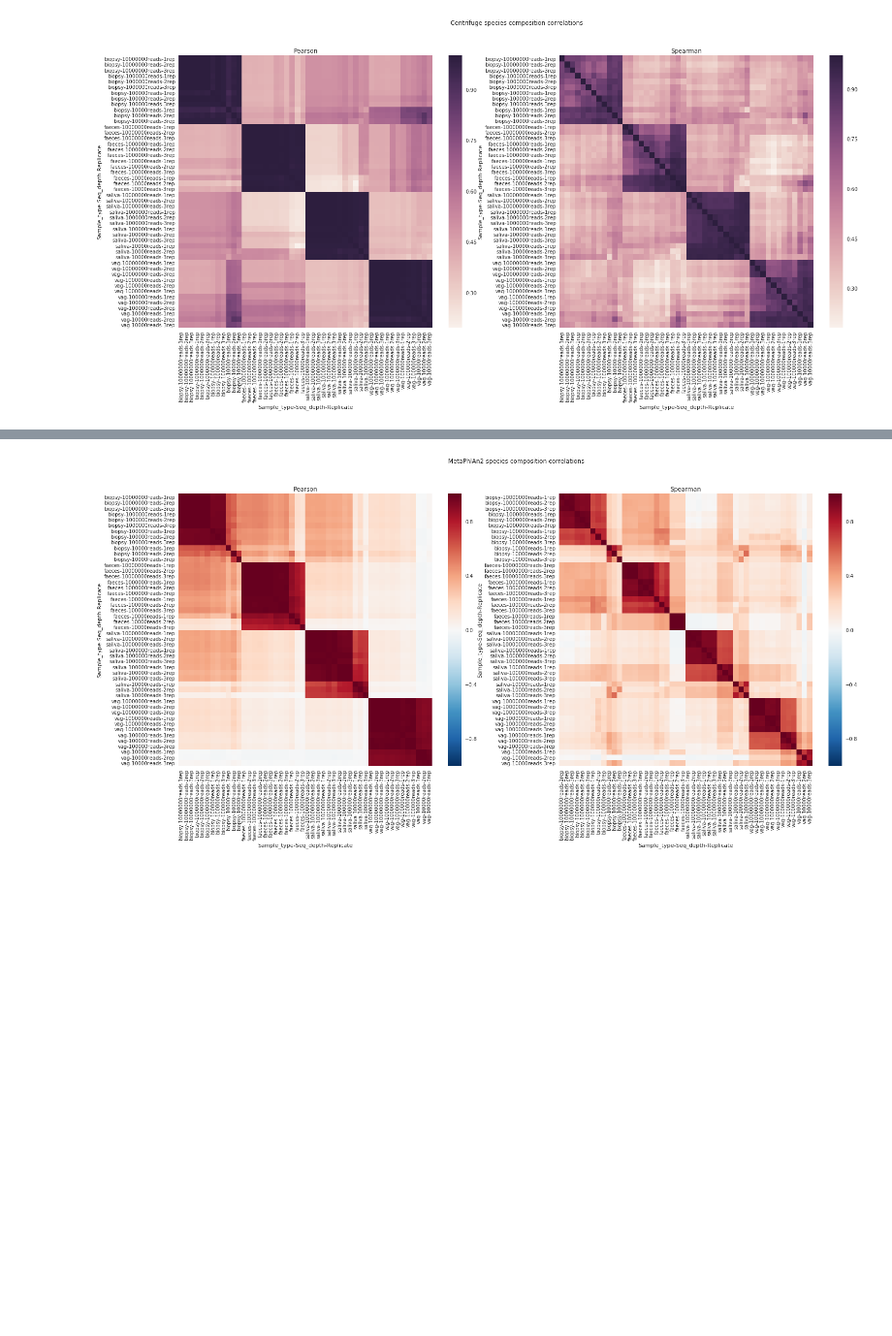
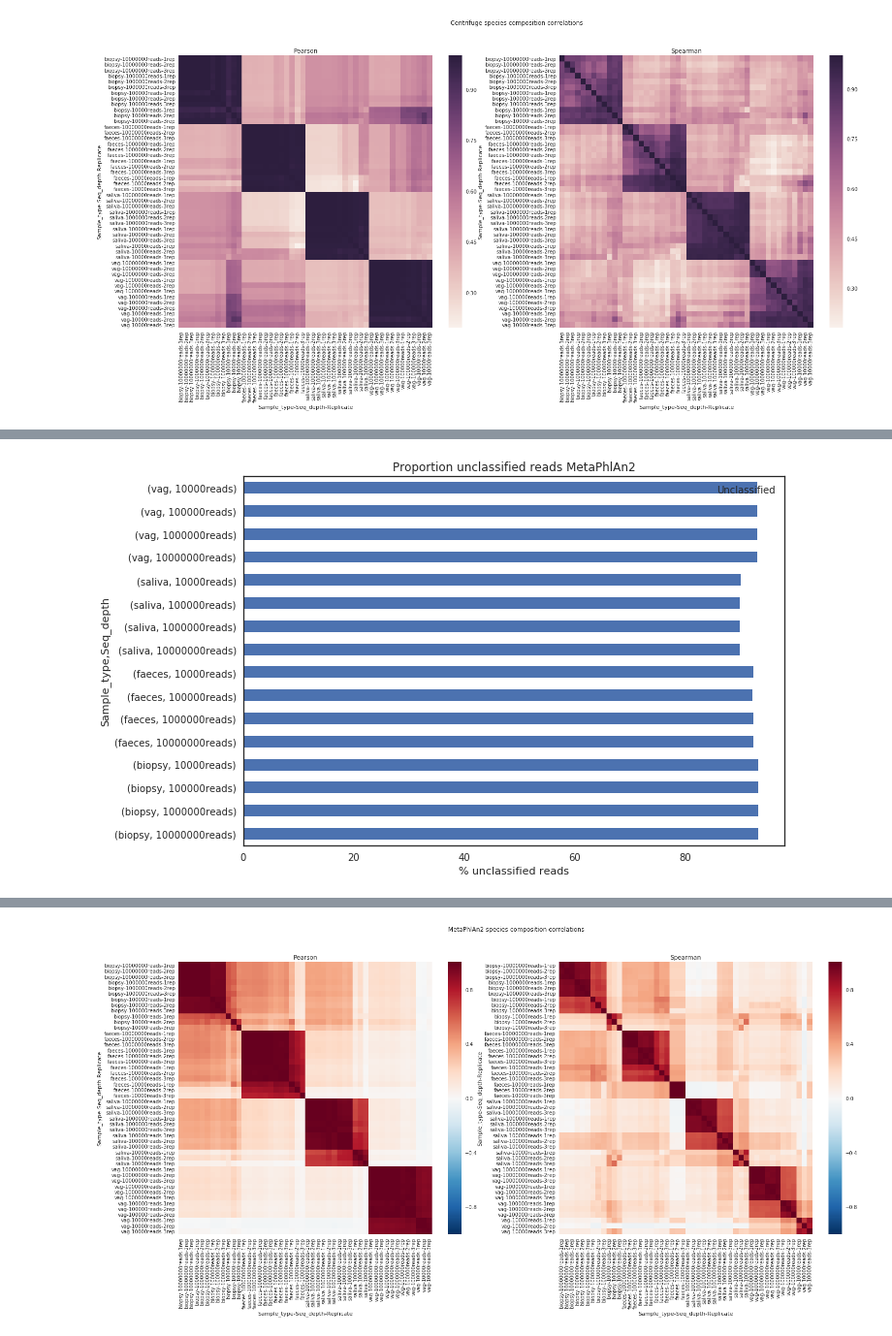
Before and after one commit to ctmrbio/estimate_seq_depth_notebooks, a Jupyter notebook: Taxonomy.ipynb, the cells around one changed output, grey strips where cells are left out. Shown at 97% size. Cells and saved outputs as stored; diff of their text form; code cells hidden in the pictures; blank space fills up the shorter version.

```diff
--- a/Taxonomy.ipynb
+++ b/Taxonomy.ipynb
@@ -232,3 +234,28 @@ fig.savefig("taxonomy_plots/"+"Centrifuge_correlations_species.png")
+# %%
+def parse_unclassified_metaphlan2(bt2_file):
+    sample_type, seq_depth, replicate = path.basename(bt2_file).split(".")[0].split("_")
+    with bz2.open(bt2_file) as f:
+        lines = len(f.readlines())
+    total_seqs = int(seq_depth.strip("reads"))
+    unclassified = (total_seqs - lines)/total_seqs * 100
+    return (sample_type, seq_depth, replicate, unclassified)
+# %%
+bt2_files = glob("/home/ctmr/projects/labcore/seq_depth/nextflow_output/metaphlan2/*00reads*bowtie2.bz2")
+p = multiprocessing.Pool(10)
+stats = p.map(parse_unclassified_metaphlan2, bt2_files)
+unclassified_mpa = pd.DataFrame(stats, columns=["Sample_type", "Seq_depth", "Replicate", "Unclassified"])
+unclassified_mpa.set_index(["Sample_type", "Seq_depth", "Replicate"], inplace=True)
+# %%
+fig, ax = plt.subplots(figsize=(10,7))
+
+unclassified_mpa.groupby(["Sample_type", "Seq_depth"]).mean().plot(kind='barh', ax=ax)
+ax.set_title("Proportion unclassified reads MetaPhlAn2")
+ax.set_xlabel("% unclassified reads")
+ax.set_xlim((80,100))
+fig.savefig("taxonomy_plots/"+"MetaPhlAn2_unclassified_reads.png")
+fig.savefig("taxonomy_plots/"+"MetaPhlAn2_unclassified_reads.pdf")
+# %% [output]
+[figure, added]
 # %%
 # Run metaphlan2 script to merge metaphlan2 outputs
 !source activate metaphlan2 ; \
```
Also changed, not shown: parts of 14 cells of this notebook, 11 other files.
